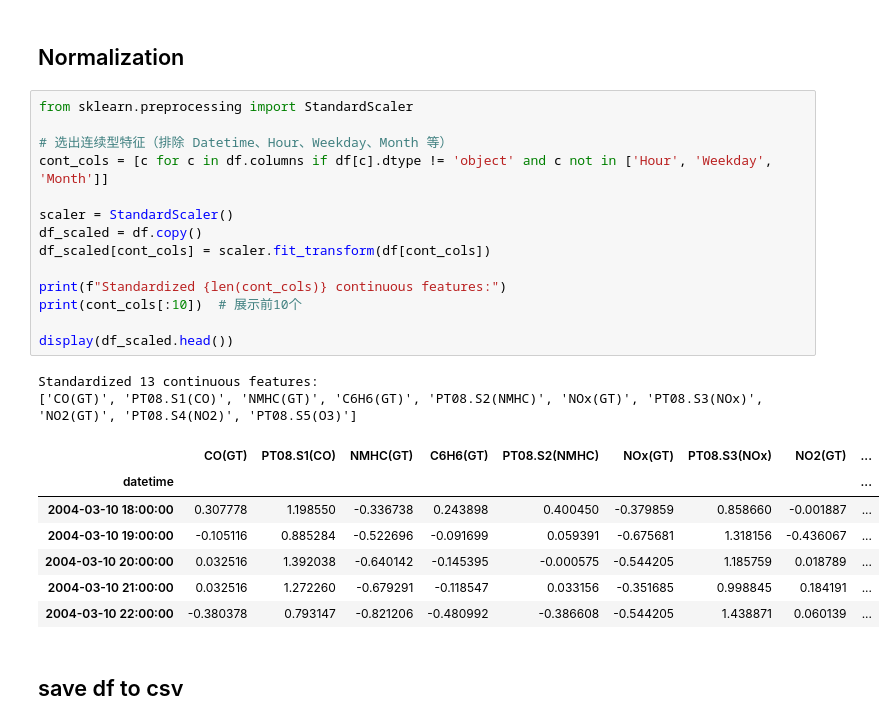
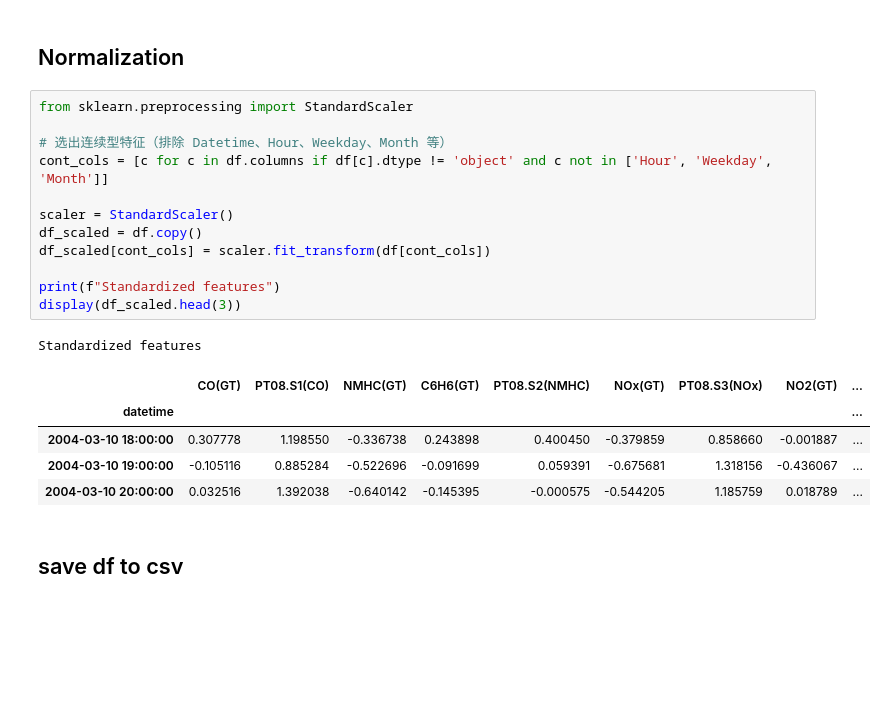
Before and after one commit to EchoAlexWA/COMP9417-Project, a Jupyter notebook: notebook/airQuality_EDA_and_Preprocessing.ipynb, the cells around one changed output. Saved outputs shown, nothing was run; the diff lists cells and outputs as text; blank space fills up the shorter version.

```diff
--- a/src/AirQuality_EDA_and_Preprocessing.ipynb
+++ b/notebook/airQuality_EDA_and_Preprocessing.ipynb
@@ -293,27 +293,22 @@ for x_col, gt_col, sensor_col in pairs:
 # %%
 from sklearn.preprocessing import StandardScaler
 
 # 选出连续型特征（排除 Datetime、Hour、Weekday、Month 等）
 cont_cols = [c for c in df.columns if df[c].dtype != 'object' and c not in ['Hour', 'Weekday', 'Month']]
 
 scaler = StandardScaler()
 df_scaled = df.copy()
 df_scaled[cont_cols] = scaler.fit_transform(df[cont_cols])
 
-print(f"Standardized {len(cont_cols)} continuous features:")
-print(cont_cols[:10])  # 展示前10个
-
-display(df_scaled.head())
+print(f"Standardized features")
+display(df_scaled.head(3))
 # %% [output]
-Standardized 13 continuous features:
-['CO(GT)', 'PT08.S1(CO)', 'NMHC(GT)', 'C6H6(GT)', 'PT08.S2(NMHC)', 'NOx(GT)', 'PT08.S3(NOx)', 'NO2(GT)', 'PT08.S4(NO2)', 'PT08.S5(O3)']
+Standardized features
 |  | CO(GT) | PT08.S1(CO) | NMHC(GT) | C6H6(GT) | PT08.S2(NMHC) | NOx(GT) | PT08.S3(NOx) | NO2(GT) | ... |
 | datetime |  |  |  |  |  |  |  |  | ... |
 | 2004-03-10 18:00:00 | 0.307778 | 1.198550 | -0.336738 | 0.243898 | 0.400450 | -0.379859 | 0.858660 | -0.001887 | ... |
 | 2004-03-10 19:00:00 | -0.105116 | 0.885284 | -0.522696 | -0.091699 | 0.059391 | -0.675681 | 1.318156 | -0.436067 | ... |
 | 2004-03-10 20:00:00 | 0.032516 | 1.392038 | -0.640142 | -0.145395 | -0.000575 | -0.544205 | 1.185759 | 0.018789 | ... |
-| 2004-03-10 21:00:00 | 0.032516 | 1.272260 | -0.679291 | -0.118547 | 0.033156 | -0.351685 | 0.998845 | 0.184191 | ... |
-| 2004-03-10 22:00:00 | -0.380378 | 0.793147 | -0.821206 | -0.480992 | -0.386608 | -0.544205 | 1.438871 | 0.060139 | ... |
 # %% [markdown]
 ## save df to csv
 # %%
```
Also changed, not shown: parts of 1 cell of this notebook, 4 other files.
